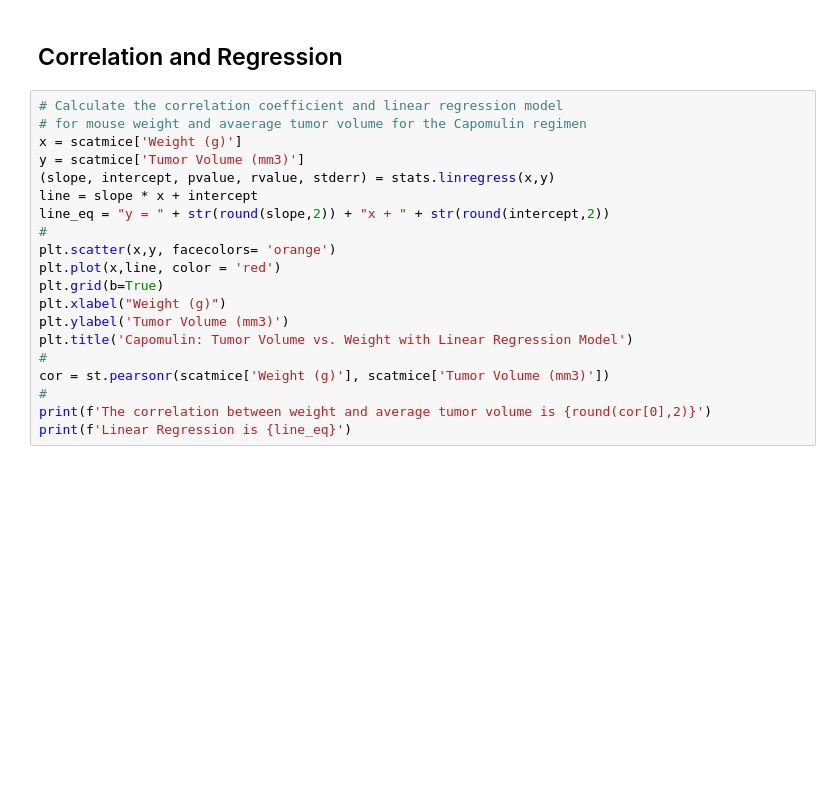
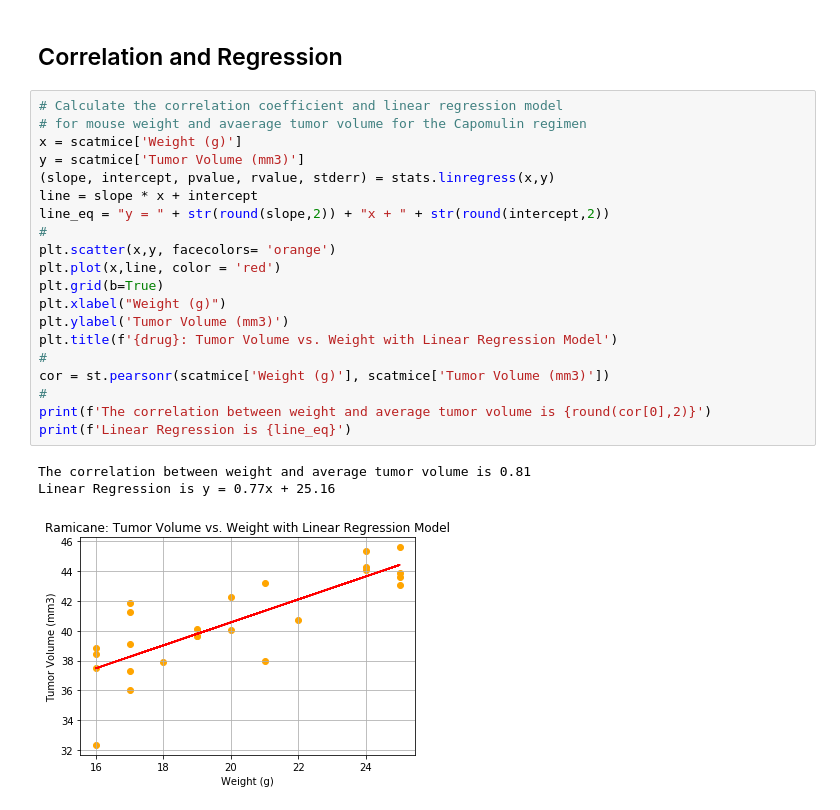
Before and after one commit to chanafin/5-GWHW, a Jupyter notebook: mice_cancer_studies.ipynb, the cells around one changed output. Saved outputs shown, nothing was run; the diff lists cells and outputs as text; blank space fills up the shorter version.

```diff
--- a/mice_cancer_studies.ipynb
+++ b/mice_cancer_studies.ipynb
@@ -300,20 +318,24 @@ scatmice.plot(kind = 'scatter', x = 'Weight (g)', y = 'Tumor Volume (mm3)', grid
 # %%
 # Calculate the correlation coefficient and linear regression model
 # for mouse weight and avaerage tumor volume for the Capomulin regimen
 x = scatmice['Weight (g)']
 y = scatmice['Tumor Volume (mm3)']
 (slope, intercept, pvalue, rvalue, stderr) = stats.linregress(x,y)
 line = slope * x + intercept
 line_eq = "y = " + str(round(slope,2)) + "x + " + str(round(intercept,2))
 #
 plt.scatter(x,y, facecolors= 'orange')
 plt.plot(x,line, color = 'red')
 plt.grid(b=True)
 plt.xlabel("Weight (g)")
 plt.ylabel('Tumor Volume (mm3)')
-plt.title('Capomulin: Tumor Volume vs. Weight with Linear Regression Model')
+plt.title(f'{drug}: Tumor Volume vs. Weight with Linear Regression Model')
 #
 cor = st.pearsonr(scatmice['Weight (g)'], scatmice['Tumor Volume (mm3)'])
 #
 print(f'The correlation between weight and average tumor volume is {round(cor[0],2)}')
 print(f'Linear Regression is {line_eq}')
+# %% [output]
+The correlation between weight and average tumor volume is 0.81
+Linear Regression is y = 0.77x + 25.16
+[figure, added]
```
Also changed, not shown: parts of 4 cells of this notebook.
